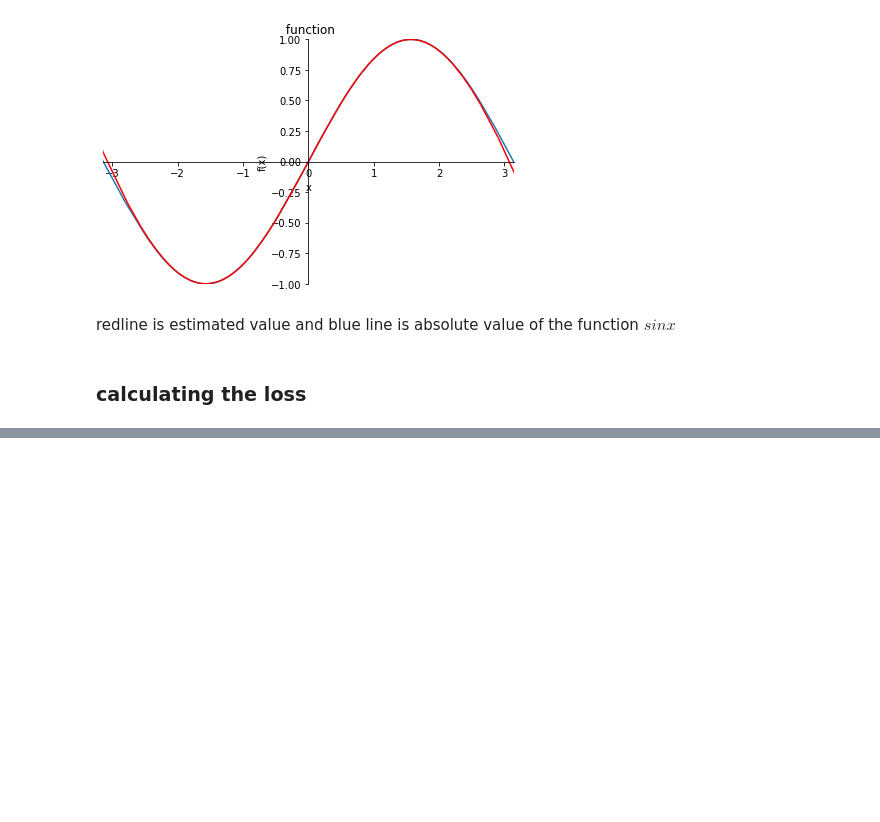
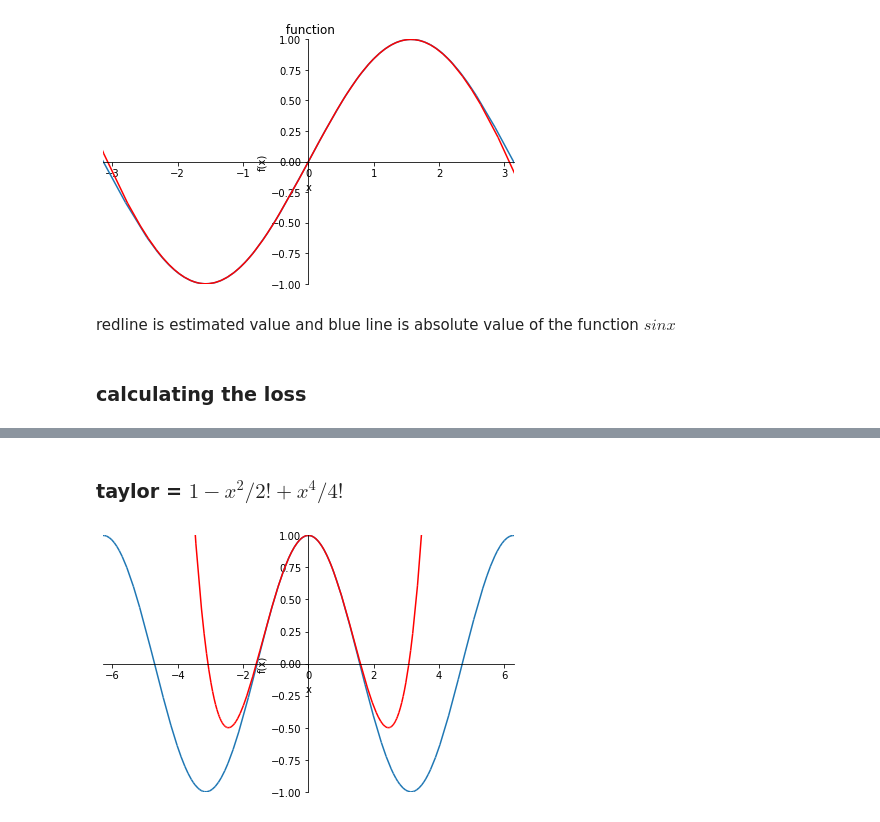
Before and after one commit to sinaapolo969/numericalAnalysis, a Jupyter notebook: numericalAnalysis.ipynb, the cells around one changed output, grey strips where cells are left out. Cells and saved outputs as stored; diff of their text form; code cells hidden in the pictures; blank space fills up the shorter version.

```diff
--- a/numericalAnalysis.ipynb
+++ b/numericalAnalysis.ipynb
@@ -354,0 +377,9 @@ plt.show()
+# %% [markdown]
+### taylor = $1 - x^2 / 2! + x^4 / 4!$
+# %%
+ploted2 = sp.plot(1 - (x**2) / math.factorial(2) + (x**4) / math.factorial(4), show = False,
+                  xlim = (-2* sp.pi, 2* sp.pi), ylim = (-1, 1), line_color = 'r')
+ploted.append(ploted2[0])
+ploted.show()
+# %% [output]
+[figure, added]
```
Also changed, not shown: parts of 12 cells of this notebook.
